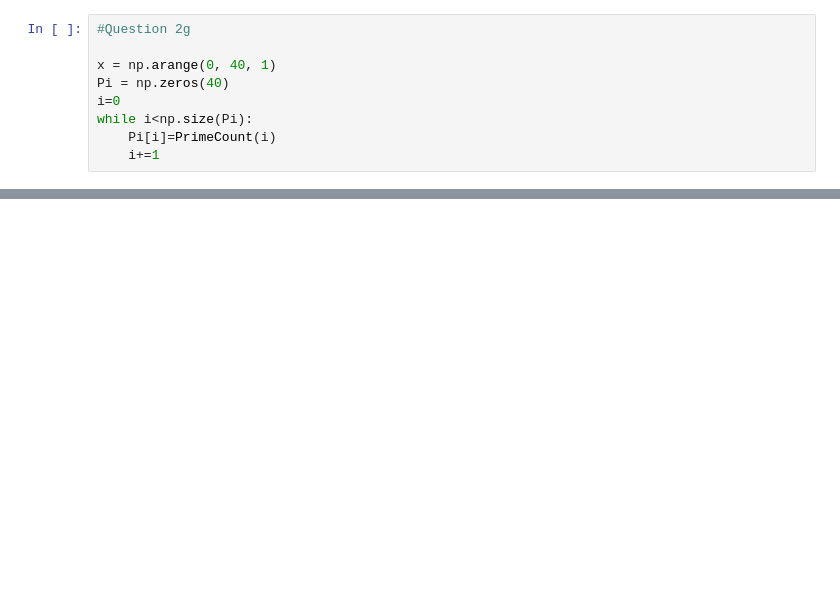
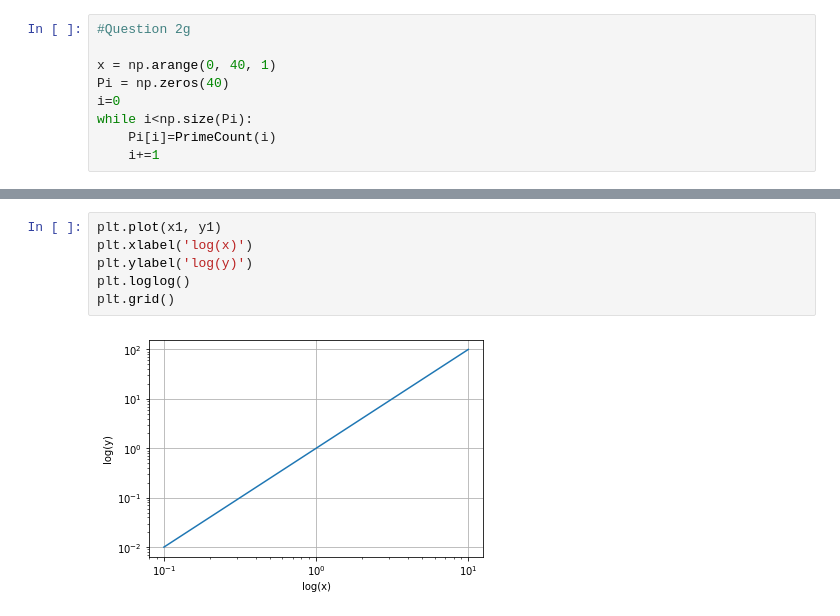
Before and after one commit to Maksymilian5275/ACM20030-Assignments, a Jupyter notebook: ACM20030-Assignment-1.ipynb, the cells around one changed output, grey strips where cells are left out. Cells and saved outputs as stored; diff of their text form; blank space fills up the shorter version.

```diff
--- a/ACM20030-Assignment-1.ipynb
+++ b/ACM20030-Assignment-1.ipynb
@@ -104,0 +136,8 @@ Text(0, 0.5, 'Pi(x)')
+# %%
+plt.plot(x1, y1)
+plt.xlabel('log(x)')
+plt.ylabel('log(y)')
+plt.loglog()
+plt.grid()
+# %% [output]
+[figure, added]
```
Also changed, not shown: parts of 26 cells of this notebook.
